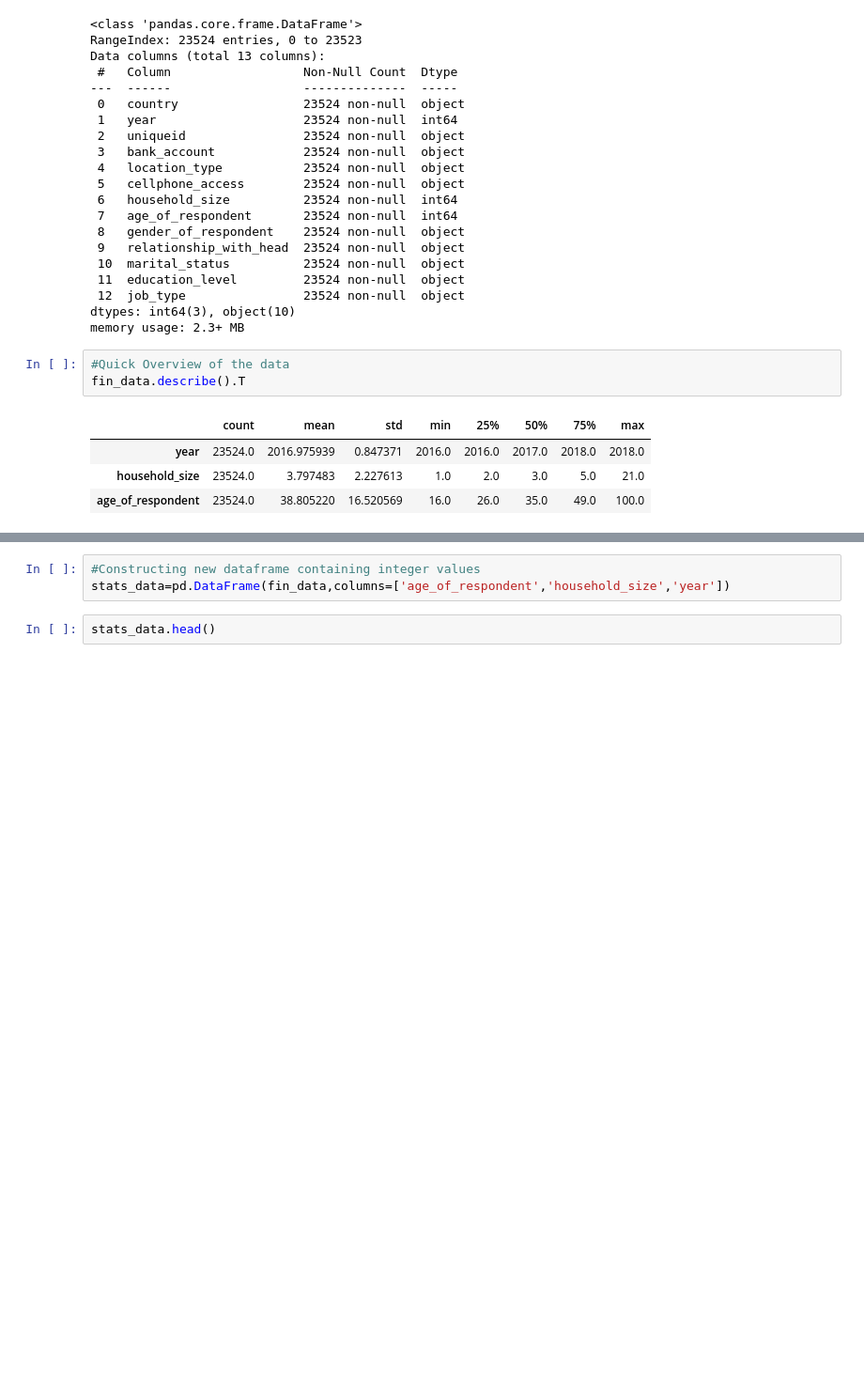
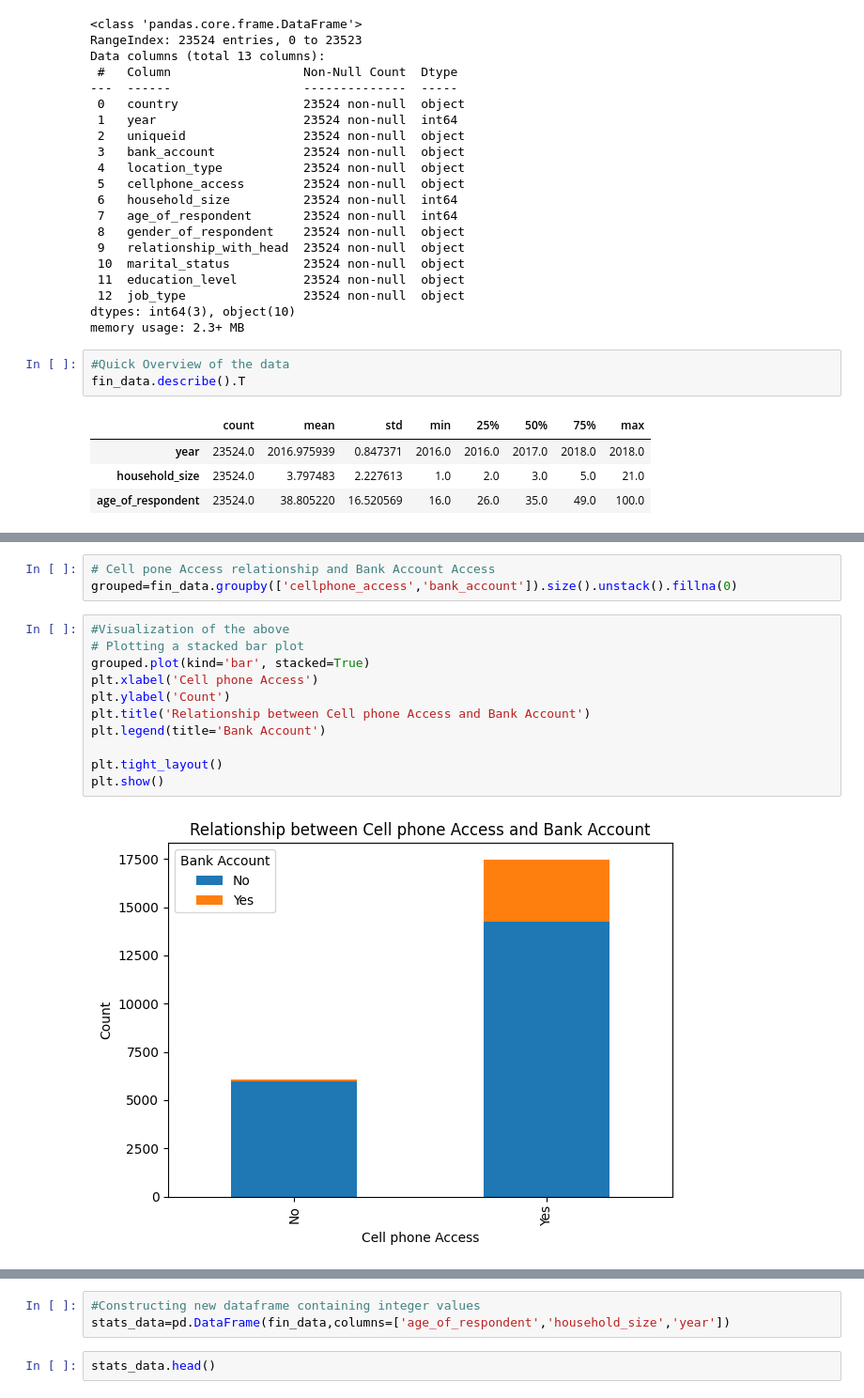
Before and after one commit to datakiptoo/Financial_Inclusion, a Jupyter notebook: train.ipynb, the cells around one changed output, grey strips where cells are left out. Shown at 94% size. Drawn from its saved outputs; the diff is of its cells as text; blank space fills up the shorter version.

```diff
--- a/train.ipynb
+++ b/train.ipynb
@@ -51,0 +131,16 @@ fin_data.describe().T
+# %%
+# Cell pone Access relationship and Bank Account Access
+grouped=fin_data.groupby(['cellphone_access','bank_account']).size().unstack().fillna(0)
+# %%
+#Visualization of the above
+# Plotting a stacked bar plot
+grouped.plot(kind='bar', stacked=True)
+plt.xlabel('Cell phone Access')
+plt.ylabel('Count')
+plt.title('Relationship between Cell phone Access and Bank Account')
+plt.legend(title='Bank Account')
+
+plt.tight_layout()
+plt.show()
+# %% [output]
+[figure, added]
```
Also changed, not shown: parts of 37 cells of this notebook.
